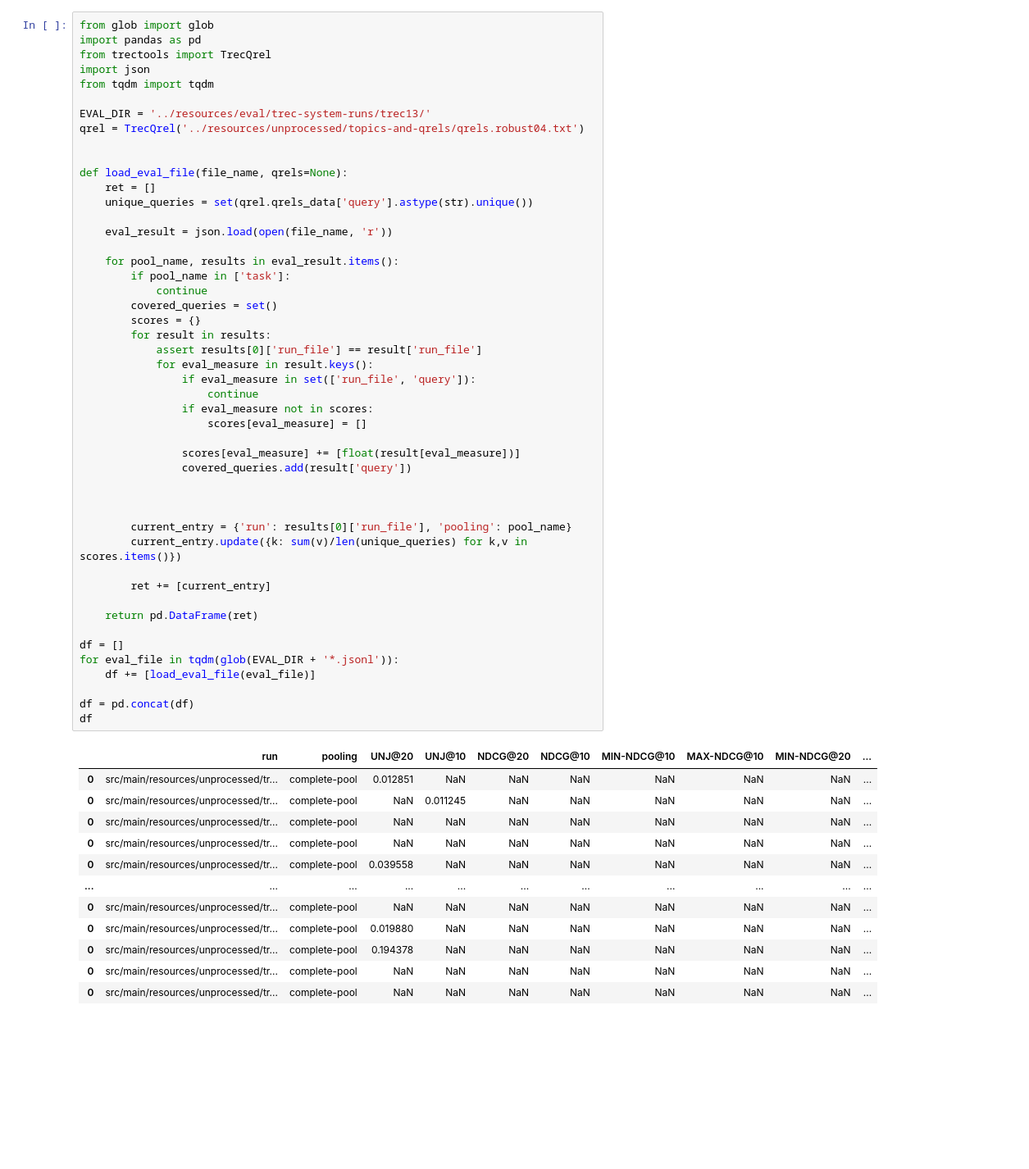
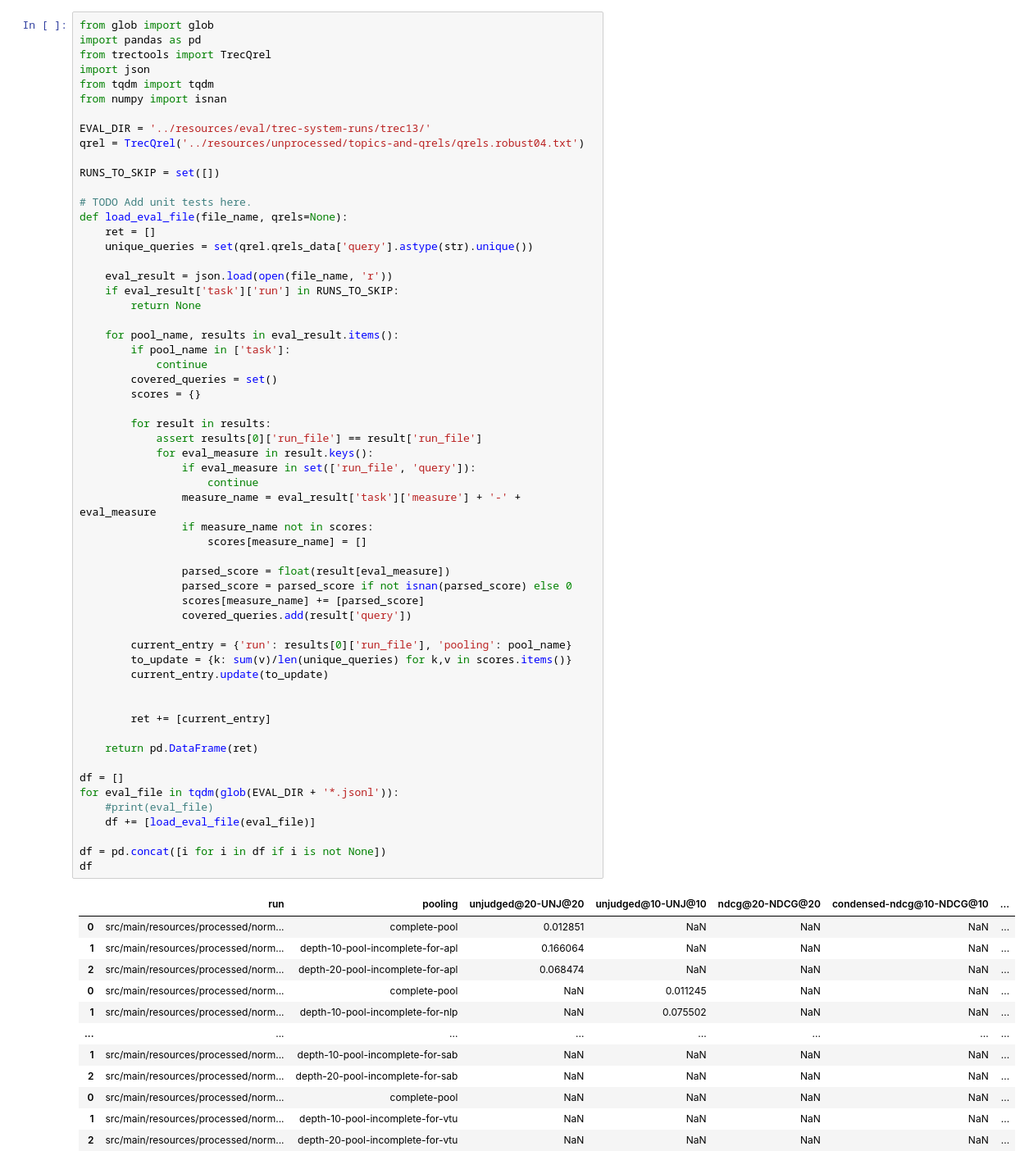
Before and after one commit to webis-de/ECIR-23, a Jupyter notebook: src/main/ipynb/evaluate-robust04.ipynb, the cells around one changed output. Shown: that part at 82% size. Cells and saved outputs as stored; diff of their text form; blank space fills up the shorter version.

```diff
--- a/src/main/ipynb/evaluate-robust04.ipynb
+++ b/src/main/ipynb/evaluate-robust04.ipynb
@@ -6,58 +6,68 @@ import pandas as pd
 from trectools import TrecQrel
 import json
 from tqdm import tqdm
+from numpy import isnan
 
 EVAL_DIR = '../resources/eval/trec-system-runs/trec13/'
 qrel = TrecQrel('../resources/unprocessed/topics-and-qrels/qrels.robust04.txt')
 
+RUNS_TO_SKIP = set([])
 
+# TODO Add unit tests here.
 def load_eval_file(file_name, qrels=None):
     ret = []
     unique_queries = set(qrel.qrels_data['query'].astype(str).unique())
 
     eval_result = json.load(open(file_name, 'r'))
+    if eval_result['task']['run'] in RUNS_TO_SKIP:
+        return None
 
     for pool_name, results in eval_result.items():
         if pool_name in ['task']:
             continue
         covered_queries = set()
         scores = {}
+
         for result in results:
             assert results[0]['run_file'] == result['run_file']
             for eval_measure in result.keys():
                 if eval_measure in set(['run_file', 'query']):
                     continue
-                if eval_measure not in scores:
-                    scores[eval_measure] = []
+                measure_name = eval_result['task']['measure'] + '-' + eval_measure
+                if measure_name not in scores:
+                    scores[measure_name] = []
 
-                scores[eval_measure] += [float(result[eval_measure])]
+                parsed_score = float(result[eval_measure])
+                parsed_score = parsed_score if not isnan(parsed_score) else 0
+                scores[measure_name] += [parsed_score]
                 covered_queries.add(result['query'])
 
+        current_entry = {'run': results[0]['run_file'], 'pooling': pool_name}
+        to_update = {k: sum(v)/len(unique_queries) for k,v in scores.items()}
+        current_entry.update(to_update)
 
-
-        current_entry = {'run': results[0]['run_file'], 'pooling': pool_name}
-        current_entry.update({k: sum(v)/len(unique_queries) for k,v in scores.items()})
 
         ret += [current_entry]
 
     return pd.DataFrame(ret)
 
 df = []
 for eval_file in tqdm(glob(EVAL_DIR + '*.jsonl')):
+    #print(eval_file)
     df += [load_eval_file(eval_file)]
 
-df = pd.concat(df)
+df = pd.concat([i for i in df if i is not None])
 df
 # %% [output]
-|  | run | pooling | UNJ@20 | UNJ@10 | NDCG@20 | NDCG@10 | MIN-NDCG@10 | MAX-NDCG@10 | MIN-NDCG@20 | ... |
-| 0 | src/main/resources/unprocessed/tr... | complete-pool | 0.012851 | NaN | NaN | NaN | NaN | NaN | NaN | ... |
-| 0 | src/main/resources/unprocessed/tr... | complete-pool | NaN | 0.011245 | NaN | NaN | NaN | NaN | NaN | ... |
-| 0 | src/main/resources/unprocessed/tr... | complete-pool | NaN | NaN | NaN | NaN | NaN | NaN | NaN | ... |
-| 0 | src/main/resources/unprocessed/tr... | complete-pool | NaN | NaN | NaN | NaN | NaN | NaN | NaN | ... |
-| 0 | src/main/resources/unprocessed/tr... | complete-pool | 0.039558 | NaN | NaN | NaN | NaN | NaN | NaN | ... |
-| ... | ... | ... | ... | ... | ... | ... | ... | ... | ... | ... |
-| 0 | src/main/resources/unprocessed/tr... | complete-pool | NaN | NaN | NaN | NaN | NaN | NaN | NaN | ... |
-| 0 | src/main/resources/unprocessed/tr... | complete-pool | 0.019880 | NaN | NaN | NaN | NaN | NaN | NaN | ... |
-| 0 | src/main/resources/unprocessed/tr... | complete-pool | 0.194378 | NaN | NaN | NaN | NaN | NaN | NaN | ... |
-| 0 | src/main/resources/unprocessed/tr... | complete-pool | NaN | NaN | NaN | NaN | NaN | NaN | NaN | ... |
-| 0 | src/main/resources/unprocessed/tr... | complete-pool | NaN | NaN | NaN | NaN | NaN | NaN | NaN | ... |
+|  | run | pooling | unjudged@20-UNJ@20 | unjudged@10-UNJ@10 | ndcg@20-NDCG@20 | condensed-ndcg@10-NDCG@10 | ... |
+| 0 | src/main/resources/processed/norm... | complete-pool | 0.012851 | NaN | NaN | NaN | ... |
+| 1 | src/main/resources/processed/norm... | depth-10-pool-incomplete-for-apl | 0.166064 | NaN | NaN | NaN | ... |
+| 2 | src/main/resources/processed/norm... | depth-20-pool-incomplete-for-apl | 0.068474 | NaN | NaN | NaN | ... |
+| 0 | src/main/resources/processed/norm... | complete-pool | NaN | 0.011245 | NaN | NaN | ... |
+| 1 | src/main/resources/processed/norm... | depth-10-pool-incomplete-for-nlp | NaN | 0.075502 | NaN | NaN | ... |
+| ... | ... | ... | ... | ... | ... | ... | ... |
+| 1 | src/main/resources/processed/norm... | depth-10-pool-incomplete-for-sab | NaN | NaN | NaN | NaN | ... |
+| 2 | src/main/resources/processed/norm... | depth-20-pool-incomplete-for-sab | NaN | NaN | NaN | NaN | ... |
+| 0 | src/main/resources/processed/norm... | complete-pool | NaN | NaN | NaN | NaN | ... |
+| 1 | src/main/resources/processed/norm... | depth-10-pool-incomplete-for-vtu | NaN | NaN | NaN | NaN | ... |
+| 2 | src/main/resources/processed/norm... | depth-20-pool-incomplete-for-vtu | NaN | NaN | NaN | NaN | ... |
```
Also changed, not shown: parts of 7 cells of this notebook.
